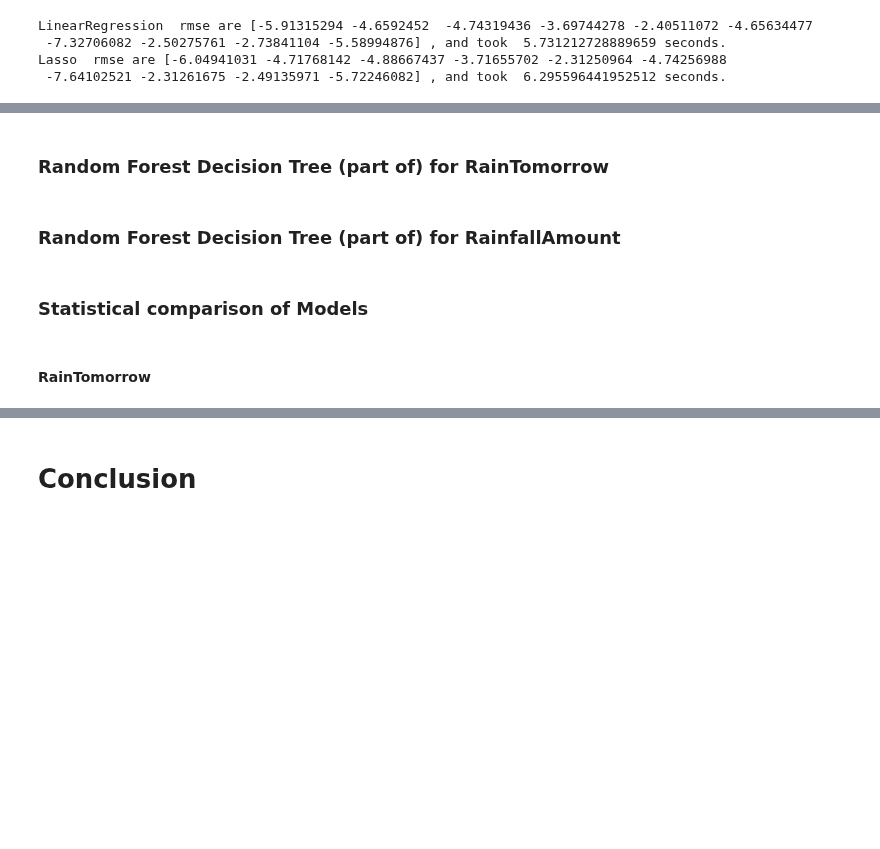
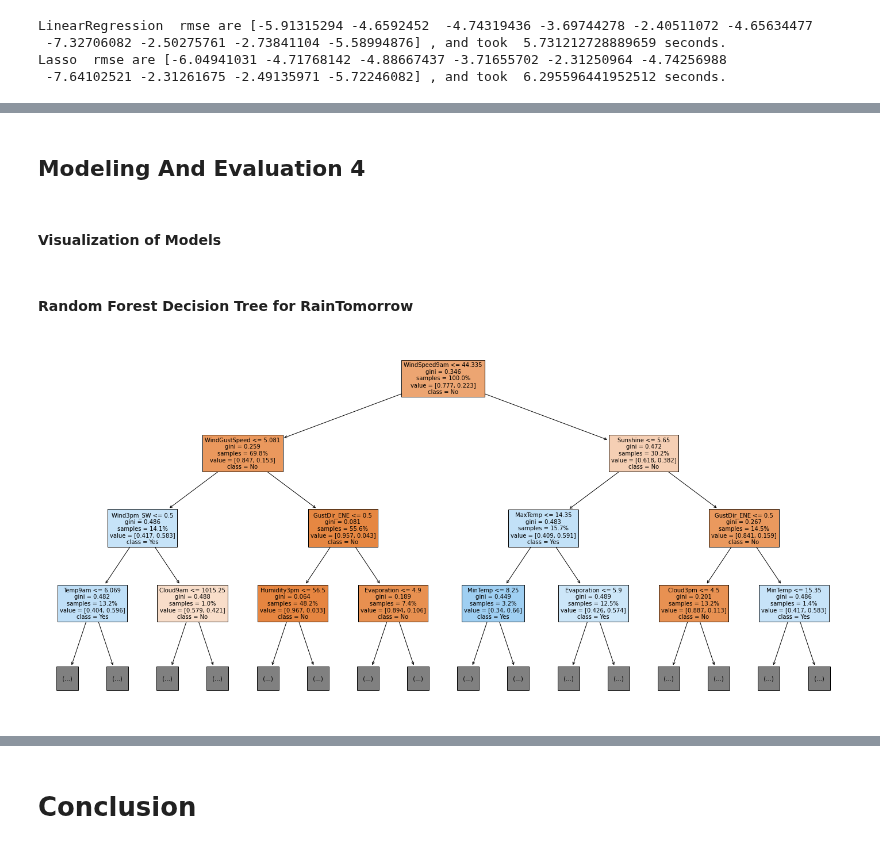
Before and after one commit to ravisiv/AussieWeatherEDA, a Jupyter notebook: Lab2_Group3_Chowdhury_Mittal_Srivastava_Sivaraman.ipynb, the cells around one changed output, grey strips where cells are left out. Cells and saved outputs as stored; diff of their text form; code cells hidden in the pictures; blank space fills up the shorter version.

Commit message:
update to models
Removed some files

```diff
--- a/Lab2_Group3_Chowdhury_Mittal_Srivastava_Sivaraman.ipynb
+++ b/Lab2_Group3_Chowdhury_Mittal_Srivastava_Sivaraman.ipynb
@@ -479,14 +469,17 @@ def create_models_classification(model, df, response_feature,iterations):
 
     random_state = 123
     njobs = -1
+    scoring_metric = {'acc': 'accuracy',
+           'prec_macro': 'precision_macro',
+           'rec_micro': 'recall_macro'}
 
     cv = StratifiedKFold(n_splits=iterations,shuffle=True, random_state=random_state)
 
-    cv_ret = cross_validate(model, X, y, cv=iterations, n_jobs=4, scoring="accuracy", return_estimator=True)
+    cv_ret = cross_validate(model, X, y, cv=iterations, n_jobs=4, scoring=scoring_metric, return_estimator=True)
     end_time = timer()
     elapsed_time = end_time - start_time
 
 
-    print(model.__class__.__name__," accuracies are", cv_ret['test_score'], ', and took ', elapsed_time, "seconds.")
+    print(model.__class__.__name__," accuracies are\n", cv_ret['test_score'], '\ntook ', elapsed_time, "seconds.")
 
     return [cv_ret, elapsed_time]
@@ -555,20 +551,28 @@ from sklearn.ensemble import RandomForestClassifier
 from sklearn.svm import LinearSVC
 from sklearn.linear_model import LogisticRegression
 from sklearn.neighbors import KNeighborsClassifier
+from xgboost import XGBClassifier
 
 column_names = df_model.columns
 
+best_k = 8
+
+#we took the best logistic regression from the mini-lab
 models = [
         KNeighborsClassifier(n_neighbors=best_k),
         GaussianNB(),
         SGDClassifier(loss='hinge', penalty='l2',alpha=1e-3,max_iter=5,tol=None, n_jobs=-1, random_state=123),
         RandomForestClassifier(n_estimators=200, n_jobs=-1, random_state=123),
         LinearSVC(random_state=123),
-        LogisticRegression(n_jobs=-1, random_state=123),
+        LogisticRegression(n_jobs=-1, C=100, solver="saga", penalty="none", random_state=123),
         XGBClassifier(objective='binary:logistic')
      ]
 
-model_stats = {}
+models = [
+    LogisticRegression(n_jobs=-1, C=100, solver="saga", penalty="none", random_state=123)
+ ]
+
+model_stats_raintomorrow = {}
 for model in models:
     df_model = df_model_copy.copy()
 
@@ -620,12 +647,16 @@ for model in models:
-# %% [markdown]
-### Random Forest Decision Tree (part of) for RainTomorrow
+# %% [markdown]
+## Modeling And Evaluation 4
+# %% [markdown]
+#### Visualization of Models
+# %% [markdown]
+#### Random Forest Decision Tree for RainTomorrow
 # %%
 estimator_rf = model_stats_raintomorrow['RandomForestClassifier'][0]['estimator'][1].estimators_[1]
 
 #Decision tree diagram for the first index (first tree):
 from sklearn import tree
 plt.figure(figsize = (25,12))
-tplt = tree.plot_tree(estimator_rf, proportion = True, fontsize=10,max_depth=5,class_names = ['No', 'Yes'], filled = True, feature_names = column_names)
+tplt = tree.plot_tree(estimator_rf, proportion = True, fontsize=10,max_depth=3,class_names = ['No', 'Yes'], filled = True, feature_names = column_names)
 plt.show()
+# %% [output]
+[figure, added]
-# %% [markdown]
-### Random Forest Decision Tree (part of) for RainfallAmount
@@ -641,4 +662,0 @@ plt.show()
-# %% [markdown]
-### Statistical comparison of Models
-# %% [markdown]
-#### RainTomorrow
```
Also changed, not shown: parts of 42 cells of this notebook, 2 other files.
